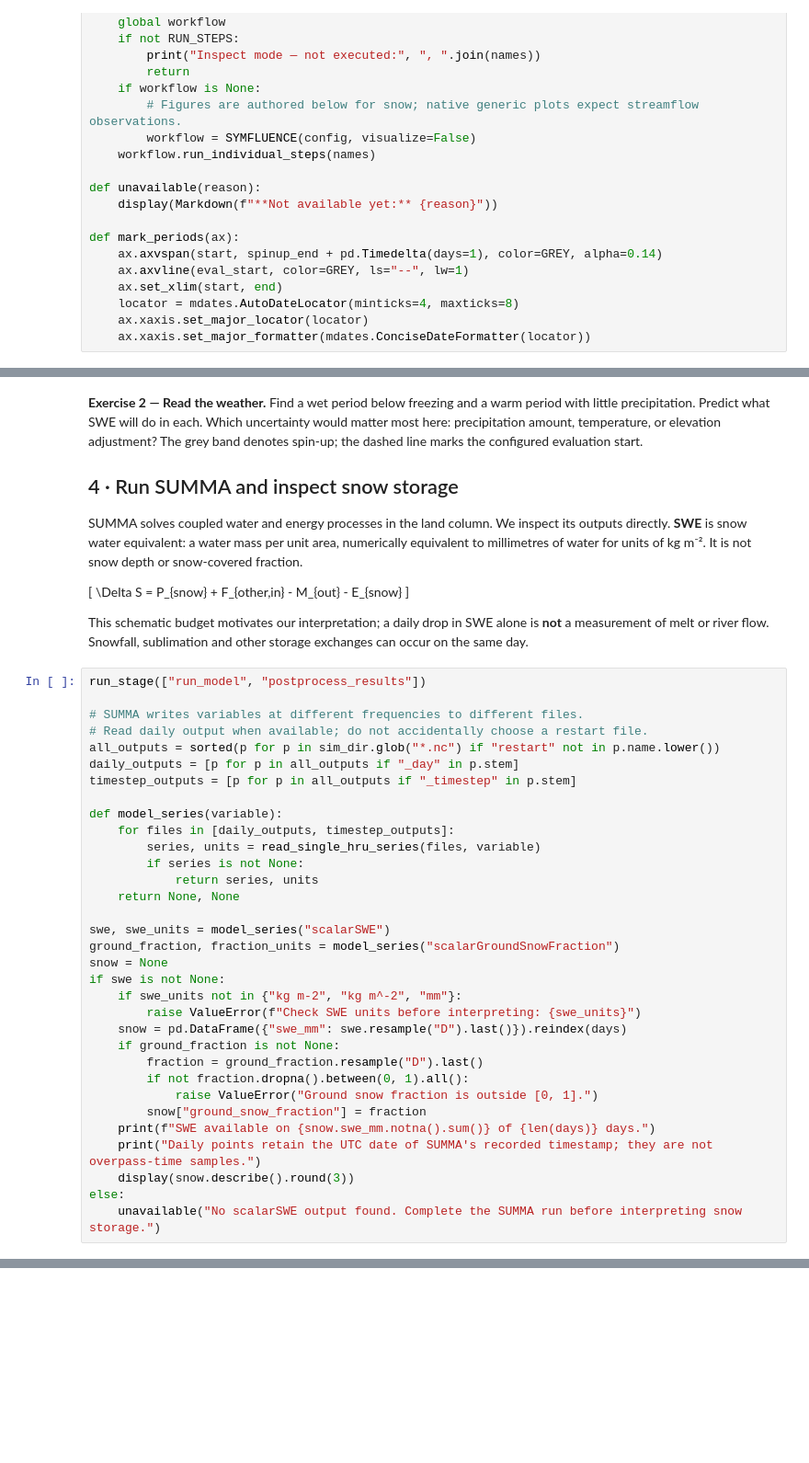
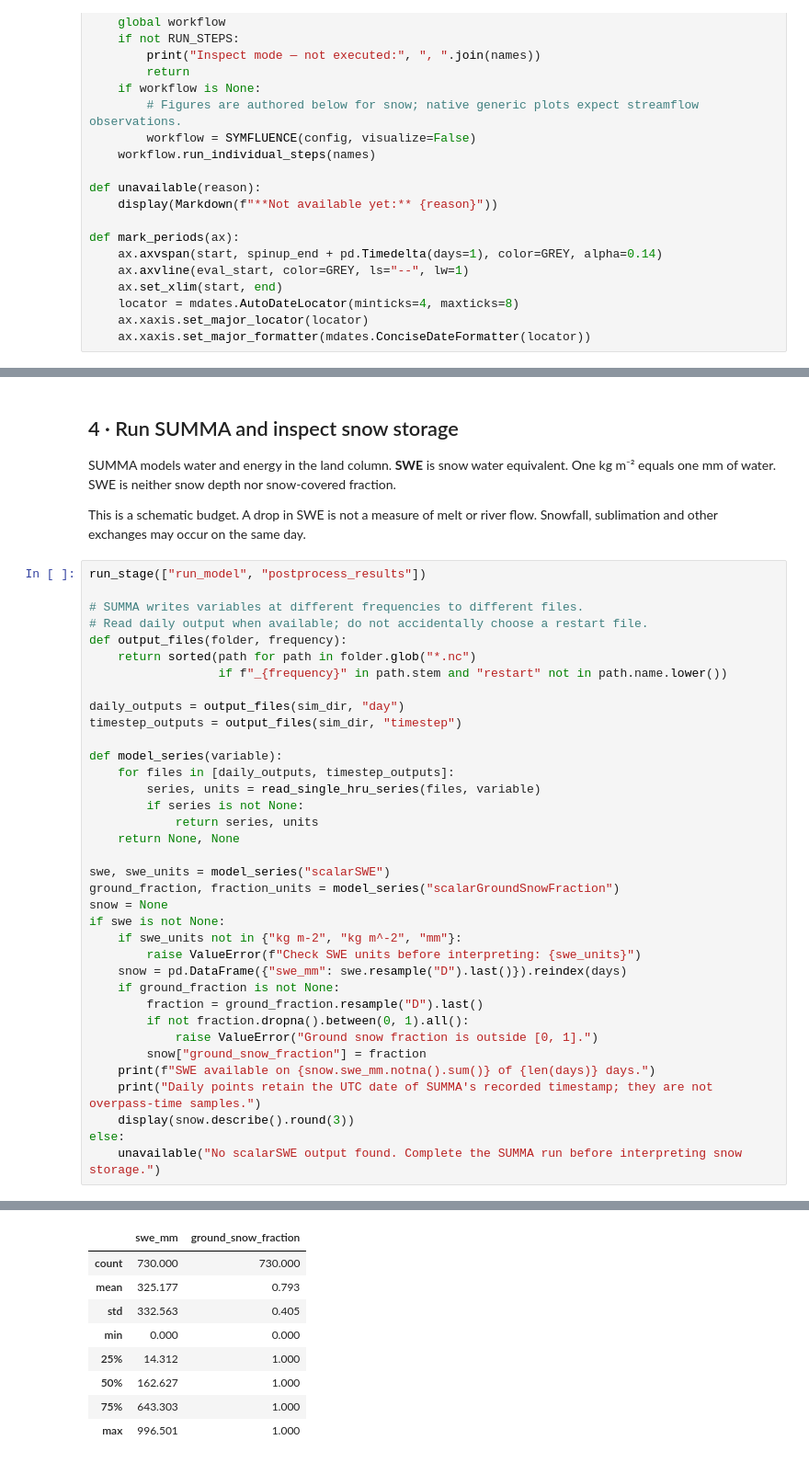
Before and after one commit to symfluence-org/SYMFLUENCE, a Jupyter notebook: examples/04_workshop_notebooks/04d_intelligent_rivers_snow.ipynb, the cells around one changed output, grey strips where cells are left out. Shown at 92% size. Saved outputs shown, nothing was run; the diff lists cells and outputs as text; blank space fills up the shorter version.

```diff
--- a/examples/04_workshop_notebooks/04d_intelligent_rivers_snow.ipynb
+++ b/examples/04_workshop_notebooks/04d_intelligent_rivers_snow.ipynb
@@ -348,23 +435,20 @@ plt.show()
 # %% [markdown]
-**Exercise 2 — Read the weather.** Find a wet period below freezing and a warm period with little precipitation. Predict what SWE will do in each. Which uncertainty would matter most here: precipitation amount, temperature, or elevation adjustment? The grey band denotes spin-up; the dashed line marks the configured evaluation start.
-
 ## 4 · Run SUMMA and inspect snow storage
 
-SUMMA solves coupled water and energy processes in the land column. We inspect its outputs directly. **SWE** is snow water equivalent: a water mass per unit area, numerically equivalent to millimetres of water for units of kg m⁻². It is not snow depth or snow-covered fraction.
+SUMMA models water and energy in the land column. **SWE** is snow water equivalent. One kg m⁻² equals one mm of water. SWE is neither snow depth nor snow-covered fraction.
 
-\[
-\Delta S = P_{snow} + F_{other,in} - M_{out} - E_{snow}
-\]
-
-This schematic budget motivates our interpretation; a daily drop in SWE alone is **not** a measurement of melt or river flow. Snowfall, sublimation and other storage exchanges can occur on the same day.
+This is a schematic budget. A drop in SWE is not a measure of melt or river flow. Snowfall, sublimation and other exchanges may occur on the same day.
 # %%
 run_stage(["run_model", "postprocess_results"])
 
 # SUMMA writes variables at different frequencies to different files.
 # Read daily output when available; do not accidentally choose a restart file.
-all_outputs = sorted(p for p in sim_dir.glob("*.nc") if "restart" not in p.name.lower())
-daily_outputs = [p for p in all_outputs if "_day" in p.stem]
-timestep_outputs = [p for p in all_outputs if "_timestep" in p.stem]
+def output_files(folder, frequency):
+    return sorted(path for path in folder.glob("*.nc")
+                  if f"_{frequency}" in path.stem and "restart" not in path.name.lower())
+
+daily_outputs = output_files(sim_dir, "day")
+timestep_outputs = output_files(sim_dir, "timestep")
 
 def model_series(variable):
     for files in [daily_outputs, timestep_outputs]:
@@ -390,3 +474,4 @@ if swe is not None:
     display(snow.describe().round(3))
 else:
     unavailable("No scalarSWE output found. Complete the SUMMA run before interpreting snow storage.")
+# %% [output]
@@ -393,3 +495,12 @@ else:
+|  | swe_mm | ground_snow_fraction |
+| count | 730.000 | 730.000 |
+| mean | 325.177 | 0.793 |
+| std | 332.563 | 0.405 |
+| min | 0.000 | 0.000 |
+| 25% | 14.312 | 1.000 |
+| 50% | 162.627 | 1.000 |
+| 75% | 643.303 | 1.000 |
+| max | 996.501 | 1.000 |
 # %%
 if snow is not None and snow.swe_mm.notna().any():
     fig, axes = plt.subplots(2, 1, figsize=(11, 6), sharex=True, layout="constrained")
```
Also changed, not shown: parts of 31 cells of this notebook.
